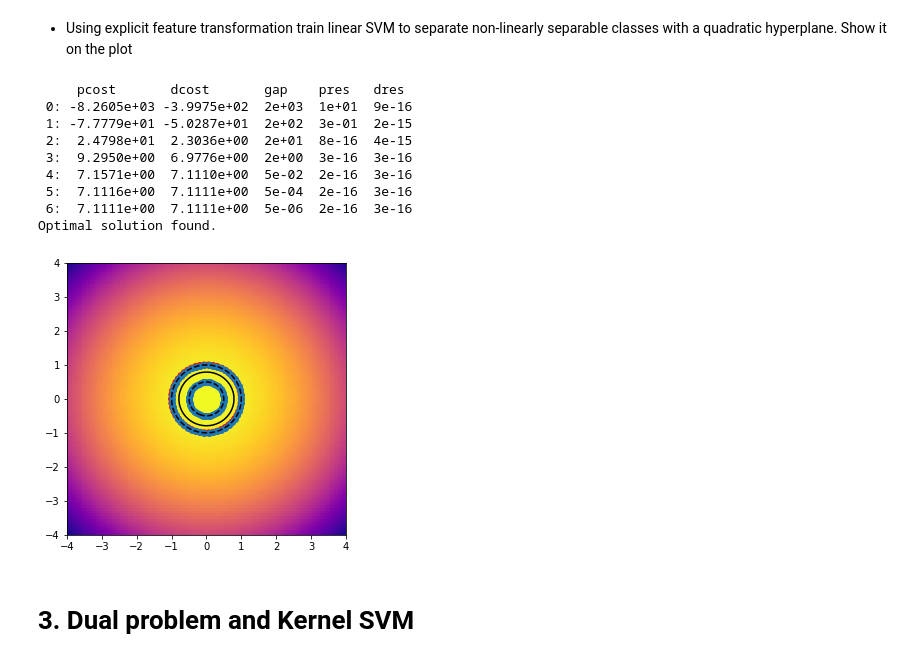
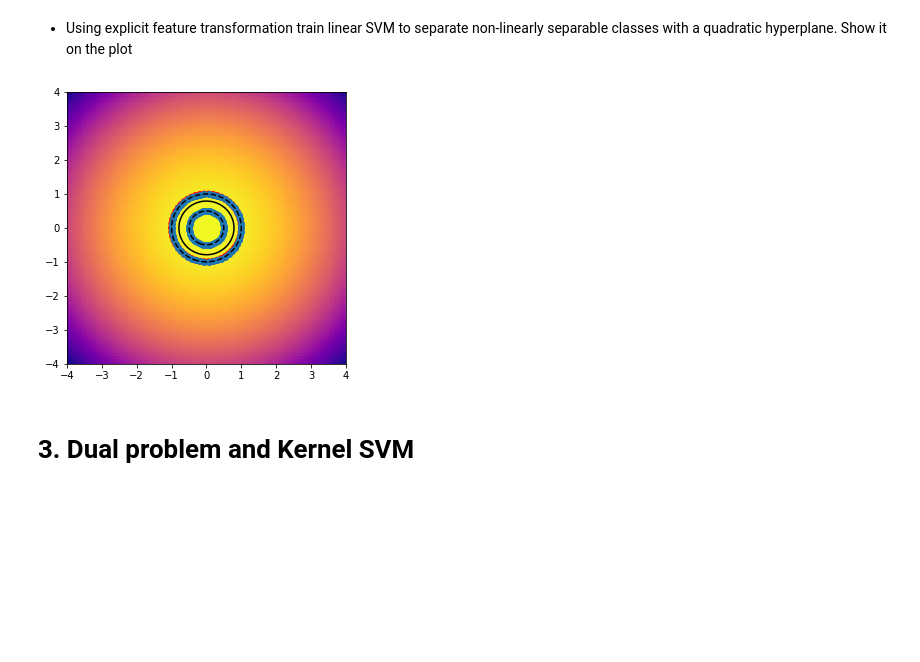
Before and after one commit to Marrry1327/ML-DM, a Jupyter notebook: Lab #3 SVM (QP, Kernel trick).ipynb, the cells around one changed output. Drawn from its saved outputs; the diff is of its cells as text; code cells hidden in the pictures; blank space fills up the shorter version.

```diff
--- a/Lab #3 SVM (QP, Kernel trick).ipynb
+++ b/Lab #3 SVM (QP, Kernel trick).ipynb
@@ -535,28 +488,21 @@ for small C we get big margin. Consequently there will be more support vectors
 # %% [markdown]
  - Using explicit feature transformation train linear SVM to separate non-linearly separable classes with a quadratic hyperplane. Show it on the plot
 # %%
+%%capture
 first_ = non_linear_X[:,0]
 second_ = non_linear_X[:,1]
 first_square = non_linear_X[:,0] * non_linear_X[:,0]
 first_second = non_linear_X[:,0] * non_linear_X[:,1]
 second_square = non_linear_X[:,1] * non_linear_X[:,1]
 trans_X = np.array([first_,second_,first_square,first_second,second_square]).T
+trans_y = np.array(non_linear_y)
 
 model_trans = LinearSVM(C=1E+1)
-non_linear_X = trans_X
-fitting = model_trans.fit(non_linear_X, non_linear_y)
-show_res_plot(model_trans, non_linear_X, non_linear_y)
+fitting = model_trans.fit(trans_X, trans_y)
-# %% [output]
-     pcost       dcost       gap    pres   dres
- 0: -8.2605e+03 -3.9975e+02  2e+03  1e+01  9e-16
- 1: -7.7779e+01 -5.0287e+01  2e+02  3e-01  2e-15
- 2:  2.4798e+01  2.3036e+00  2e+01  8e-16  4e-15
- 3:  9.2950e+00  6.9776e+00  2e+00  3e-16  3e-16
- 4:  7.1571e+00  7.1110e+00  5e-02  2e-16  3e-16
- 5:  7.1116e+00  7.1111e+00  5e-04  2e-16  3e-16
- 6:  7.1111e+00  7.1111e+00  5e-06  2e-16  3e-16
-Optimal solution found.
-[figure, removed]
+# %%
+show_res_plot(model_trans, trans_X, trans_y)
+# %% [output]
+[figure, added]
 # %% [markdown]
 # 3. Dual problem and Kernel SVM
 # %% [markdown]
```
Also changed, not shown: parts of 30 cells of this notebook.
